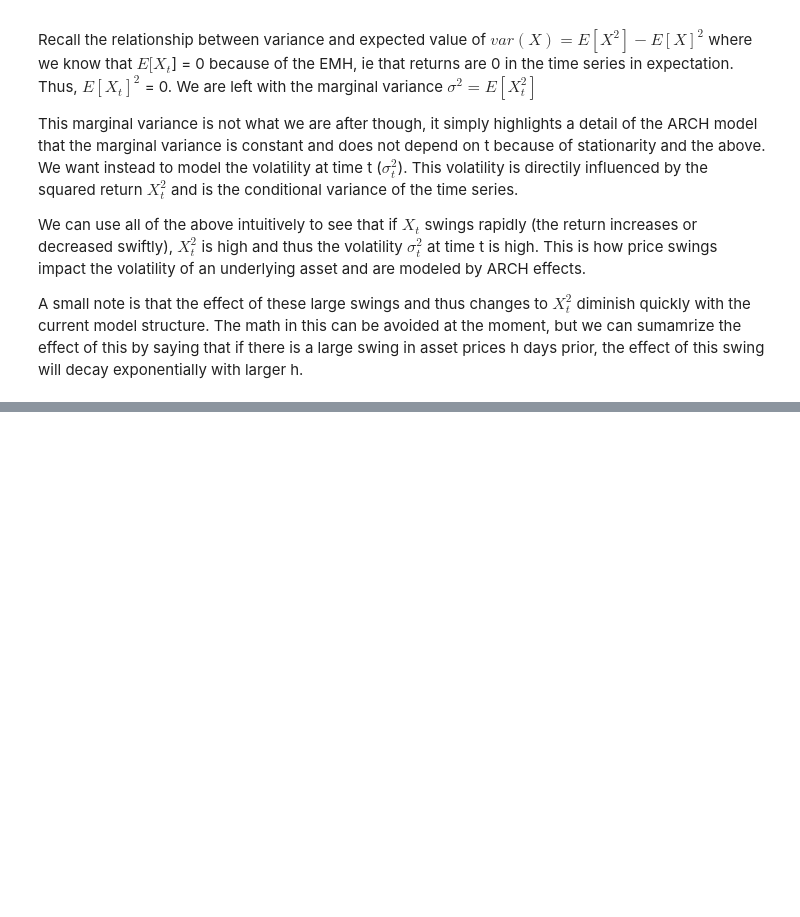
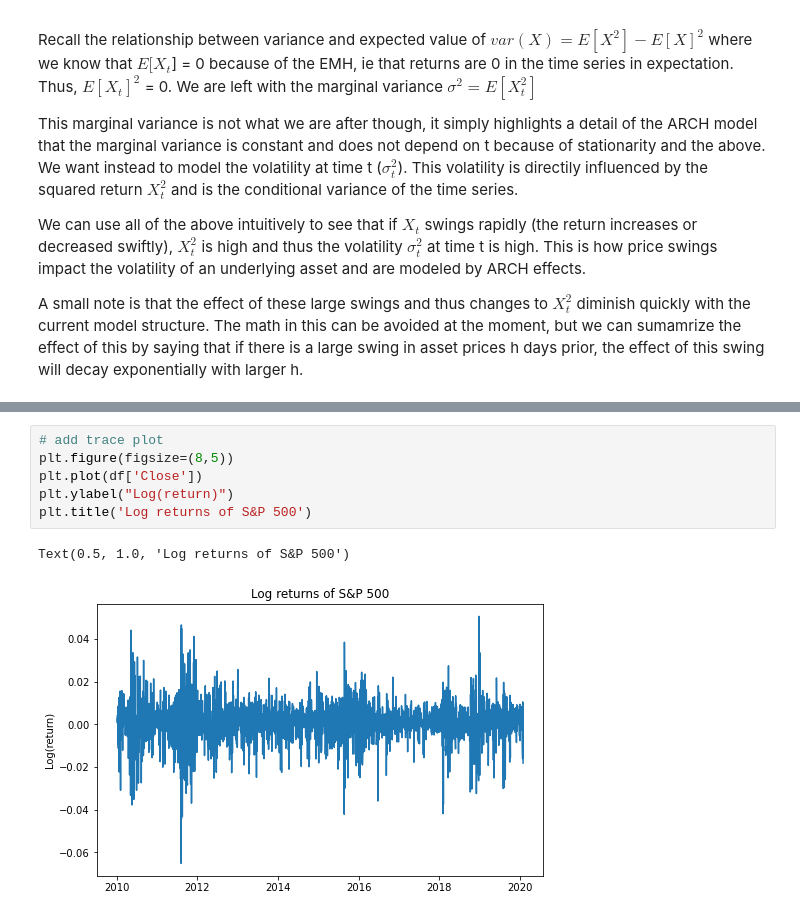
Before and after one commit to danielherrerahsph/SPYtimeseries, a Jupyter notebook: arch_model.ipynb, the cells around one changed output, grey strips where cells are left out. Drawn from its saved outputs; the diff is of its cells as text; blank space fills up the shorter version.

```diff
--- a/arch_model.ipynb
+++ b/arch_model.ipynb
@@ -121,0 +146,9 @@ A small note is that the effect of these large swings  and thus changes to $X_t^
+# %%
+# add trace plot
+plt.figure(figsize=(8,5))
+plt.plot(df['Close'])
+plt.ylabel("Log(return)")
+plt.title('Log returns of S&P 500')
+# %% [output]
+Text(0.5, 1.0, 'Log returns of S&P 500')
+[figure, added]
```
Also changed, not shown: parts of 12 cells of this notebook, 1 other file.
